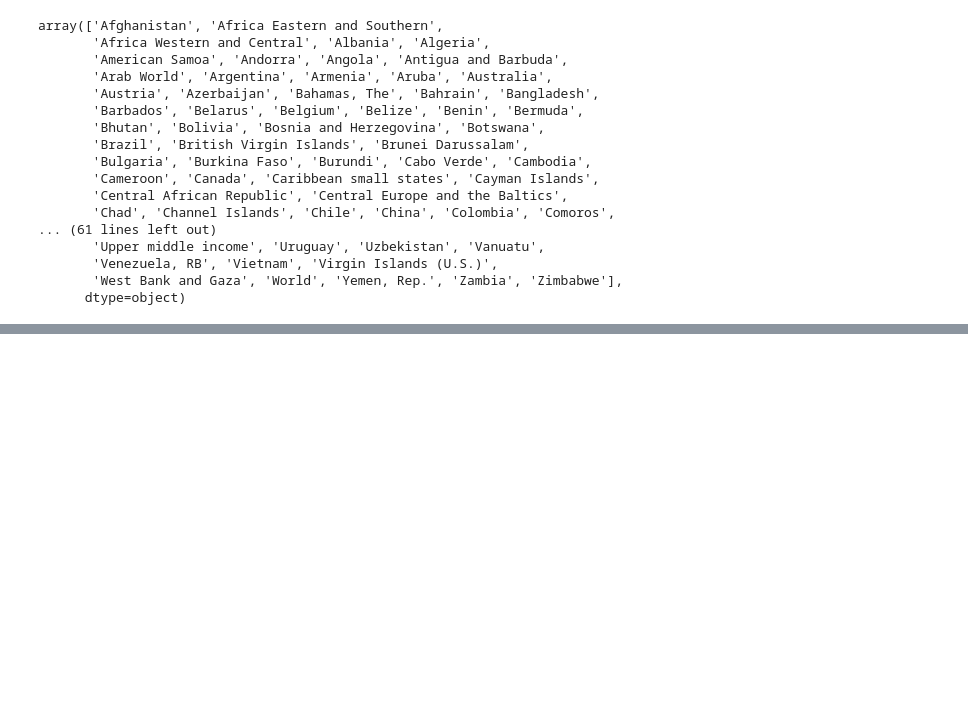
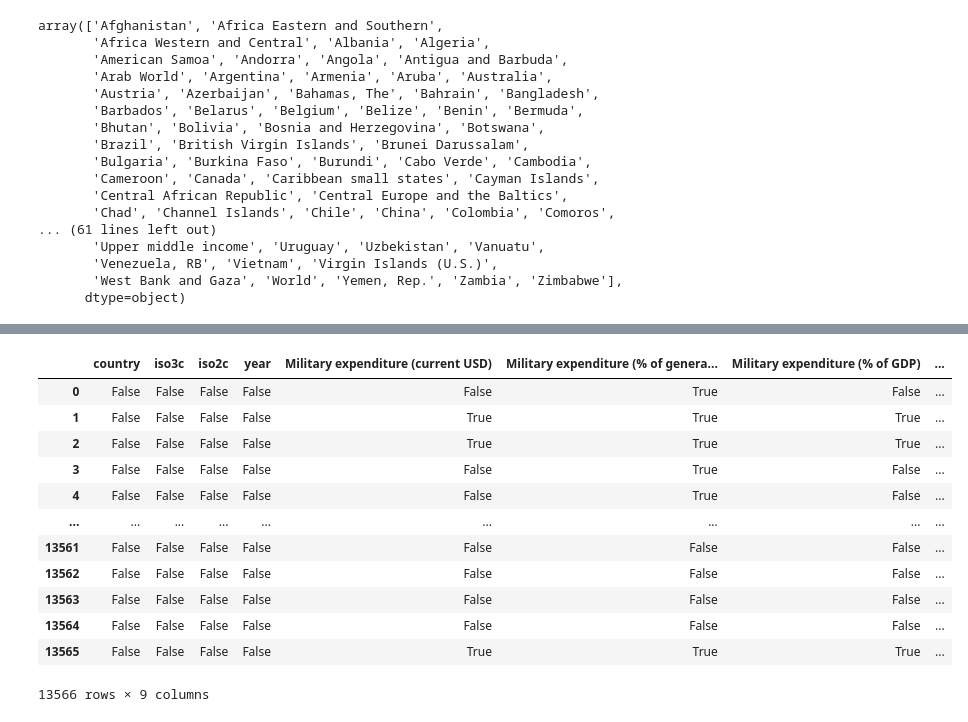
Before and after one commit to Sumit-Agnihotri/MILITARY_EXPENDITURE_ANALYSIS, a Jupyter notebook: Military Expenditure Analysis.ipynb, the cells around one changed output, grey strips where cells are left out. Drawn from its saved outputs; the diff is of its cells as text; code cells hidden in the pictures; blank space fills up the shorter version.

Commit message:
Military

```diff
--- a/Military Expenditure Analysis.ipynb
+++ b/Military Expenditure Analysis.ipynb
@@ -89,0 +131,16 @@ array(['Afghanistan', 'Africa Eastern and Southern',
+# %%
+dataset.isnull() # This command is used to check for missing values in the dataset.
+# %% [output]
+|  | country | iso3c | iso2c | year | Military expenditure (current USD) | Military expenditure (% of genera... | Military expenditure (% of GDP) | ... |
+| 0 | False | False | False | False | False | True | False | ... |
+| 1 | False | False | False | False | True | True | True | ... |
+| 2 | False | False | False | False | True | True | True | ... |
+| 3 | False | False | False | False | False | True | False | ... |
+| 4 | False | False | False | False | False | True | False | ... |
+| ... | ... | ... | ... | ... | ... | ... | ... | ... |
+| 13561 | False | False | False | False | False | False | False | ... |
+| 13562 | False | False | False | False | False | False | False | ... |
+| 13563 | False | False | False | False | False | False | False | ... |
+| 13564 | False | False | False | False | False | False | False | ... |
+| 13565 | False | False | False | False | True | True | True | ... |
+13566 rows × 9 columns
```
Also changed, not shown: parts of 4 cells of this notebook.
